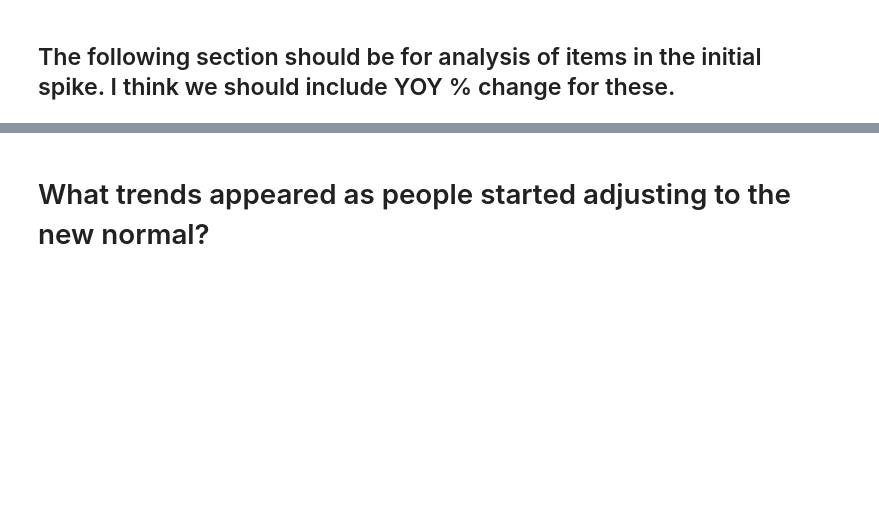
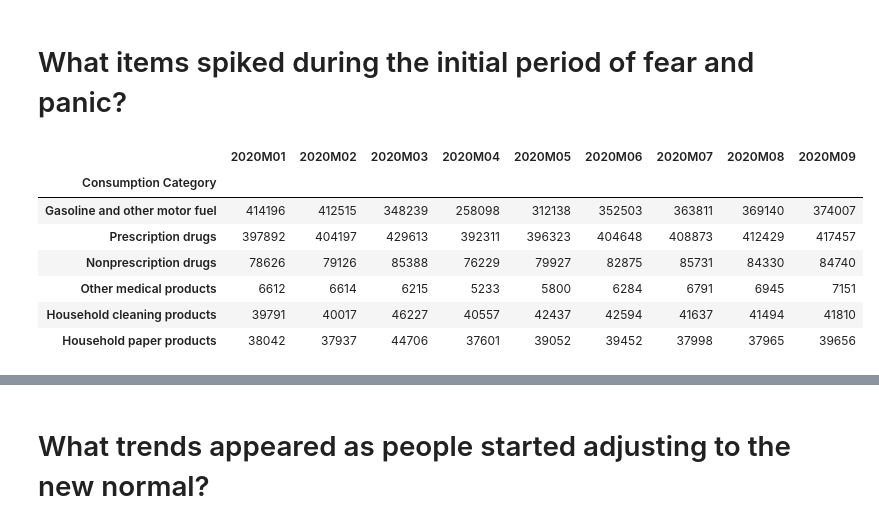
Before and after one commit to staceywai/bootcamp-project, a Jupyter notebook: Final_Data-Analysis.ipynb, the cells around one changed output, grey strips where cells are left out. Cells and saved outputs as stored; diff of their text form; code cells hidden in the pictures; blank space fills up the shorter version.

```diff
--- a/Final_Data-Analysis.ipynb
+++ b/Final_Data-Analysis.ipynb
@@ -31,5 +51,3 @@ nond_data20 = nond_data20.set_index('Consumption Category ')
 # %%
 # Create x values for graphs
 x_values = ['January', 'February', 'March', 'April', 'May', 'June', 'July', 'August', 'September']
-# %% [markdown]
-## The following section should be for analysis of items in the initial spike. I think we should include YOY % change for these.
@@ -41,0 +54,32 @@ x_values = ['January', 'February', 'March', 'April', 'May', 'June', 'July', 'Aug
+# %% [markdown]
+# What items spiked during the initial period of fear and panic?
+# %%
+# Month Over Month Comparison
+
+mom_data = necessities.loc[:, ['Consumption Category ',
+        '2019M01', '2019M02', '2019M03', '2019M04','2019M05', '2019M06', '2019M07', '2019M08', '2019M09',
+        '2020M01', '2020M02', '2020M03', '2020M04','2020M05', '2020M06', '2020M07', '2020M08', '2020M09']]
+mom_data = mom_data.set_index('Consumption Category ')
+
+mom19 = mom_data.loc[['Gasoline and other motor fuel','Prescription drugs',
+                      'Nonprescription drugs','Other medical products','Household cleaning products',
+                    'Household paper products'],['2019M01', '2019M02', '2019M03', '2019M04','2019M05',
+                    '2019M06', '2019M07', '2019M08', '2019M09']]
+
+mom19
+
+mom20 = mom_data.loc[['Gasoline and other motor fuel','Prescription drugs',
+                      'Nonprescription drugs','Other medical products','Household cleaning products',
+                    'Household paper products'],['2020M01', '2020M02', '2020M03', '2020M04','2020M05',
+                    '2020M06', '2020M07', '2020M08', '2020M09']]
+
+mom20
+# %% [output]
+|  | 2020M01 | 2020M02 | 2020M03 | 2020M04 | 2020M05 | 2020M06 | 2020M07 | 2020M08 | 2020M09 |
+| Consumption Category |  |  |  |  |  |  |  |  |  |
+| Gasoline and other motor fuel | 414196 | 412515 | 348239 | 258098 | 312138 | 352503 | 363811 | 369140 | 374007 |
+| Prescription drugs | 397892 | 404197 | 429613 | 392311 | 396323 | 404648 | 408873 | 412429 | 417457 |
+| Nonprescription drugs | 78626 | 79126 | 85388 | 76229 | 79927 | 82875 | 85731 | 84330 | 84740 |
+| Other medical products | 6612 | 6614 | 6215 | 5233 | 5800 | 6284 | 6791 | 6945 | 7151 |
+| Household cleaning products | 39791 | 40017 | 46227 | 40557 | 42437 | 42594 | 41637 | 41494 | 41810 |
+| Household paper products | 38042 | 37937 | 44706 | 37601 | 39052 | 39452 | 37998 | 37965 | 39656 |
```
Also changed, not shown: parts of 13 cells of this notebook.
